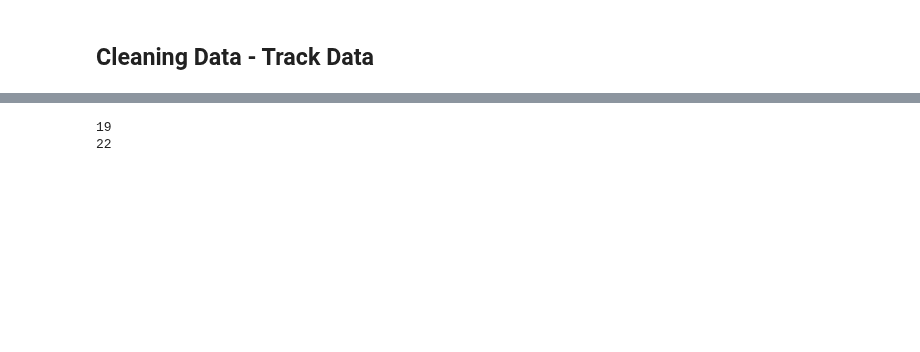
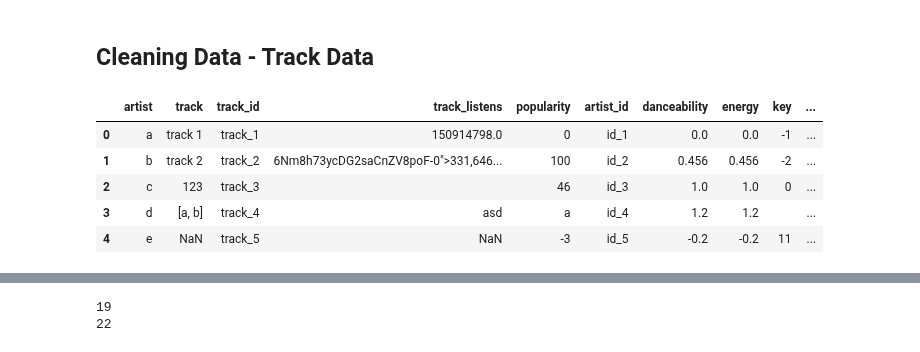
Before and after one commit to cjcdwburger/UOL_DSM020_CW2, a Jupyter notebook: CW2.ipynb, the cells around one changed output, grey strips where cells are left out. Drawn from its saved outputs; the diff is of its cells as text; code cells hidden in the pictures; blank space fills up the shorter version.

```diff
--- a/CW2.ipynb
+++ b/CW2.ipynb
@@ -1524,3 +1665,12 @@ mock_tracks_additional_df = pd.DataFrame.from_dict({
                                     '', '', '', '', '', '', '', '', ''
                                 ],
     })
+# %%
+mock_tracks_base_df.head()
+# %% [output]
+|  | artist | track | track_id | track_listens | popularity | artist_id | danceability | energy | key | ... |
+| 0 | a | track 1 | track_1 | 150914798.0 | 0 | id_1 | 0.0 | 0.0 | -1 | ... |
+| 1 | b | track 2 | track_2 | 6Nm8h73ycDG2saCnZV8poF-0">331,646... | 100 | id_2 | 0.456 | 0.456 | -2 | ... |
+| 2 | c | 123 | track_3 |  | 46 | id_3 | 1.0 | 1.0 | 0 | ... |
+| 3 | d | [a, b] | track_4 | asd | a | id_4 | 1.2 | 1.2 |  | ... |
+| 4 | e | NaN | track_5 | NaN | -3 | id_5 | -0.2 | -0.2 | 11 | ... |
```
Also changed, not shown: parts of 7 cells of this notebook.
